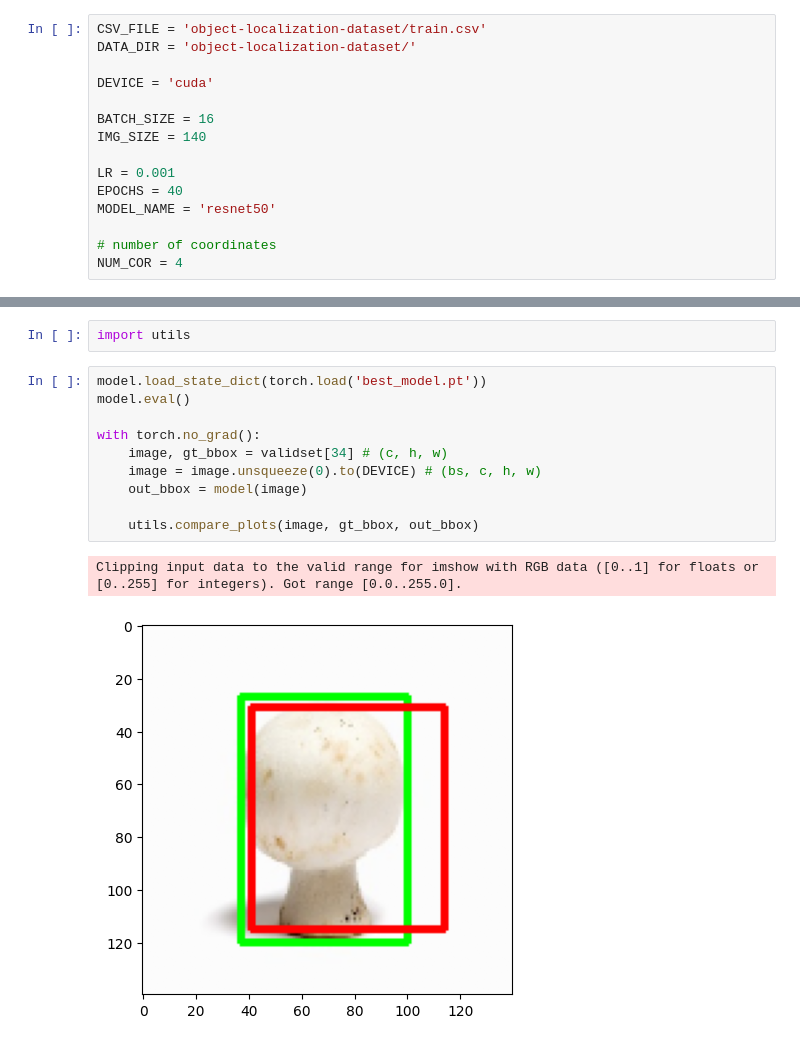
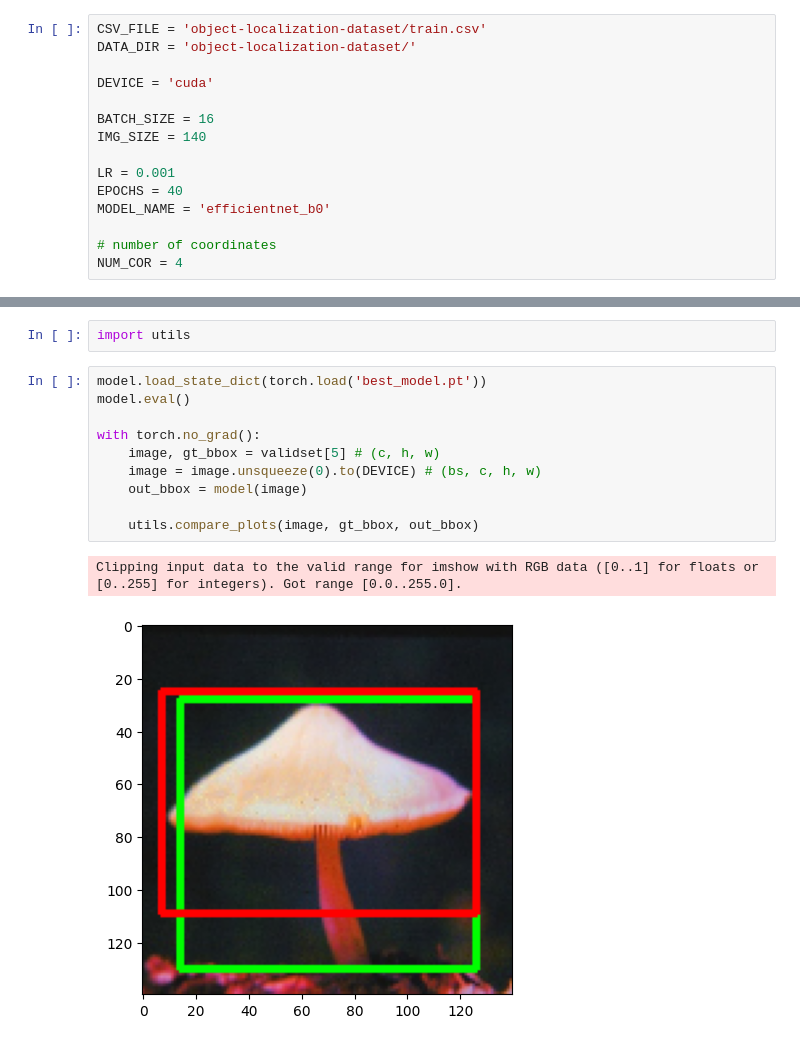
Before and after one commit to adriangrana2/pytorchLabs, a Jupyter notebook: Deep_Learning_with_PyTorch_Object_Localization.ipynb, the cells around one changed output, grey strips where cells are left out. Saved outputs shown, nothing was run; the diff lists cells and outputs as text.

```diff
--- a/Deep_Learning_with_PyTorch_Object_Localization.ipynb
+++ b/Deep_Learning_with_PyTorch_Object_Localization.ipynb
@@ -40,7 +46,7 @@ IMG_SIZE = 140
 
 LR = 0.001
 EPOCHS = 40
-MODEL_NAME = 'resnet50'
+MODEL_NAME = 'efficientnet_b0'
 
 # number of coordinates
 NUM_COR = 4
@@ -329,13 +337,13 @@ import utils
 # %%
 model.load_state_dict(torch.load('best_model.pt'))
 model.eval()
 
 with torch.no_grad():
-    image, gt_bbox = validset[34] # (c, h, w)
+    image, gt_bbox = validset[5] # (c, h, w)
     image = image.unsqueeze(0).to(DEVICE) # (bs, c, h, w)
     out_bbox = model(image)
 
     utils.compare_plots(image, gt_bbox, out_bbox)
 # %% [output]
 Clipping input data to the valid range for imshow with RGB data ([0..1] for floats or [0..255] for integers). Got range [0.0..255.0].
-[figure, old version]
+[figure, new version]
```
Also changed, not shown: parts of 3 cells of this notebook, 1 other file.
